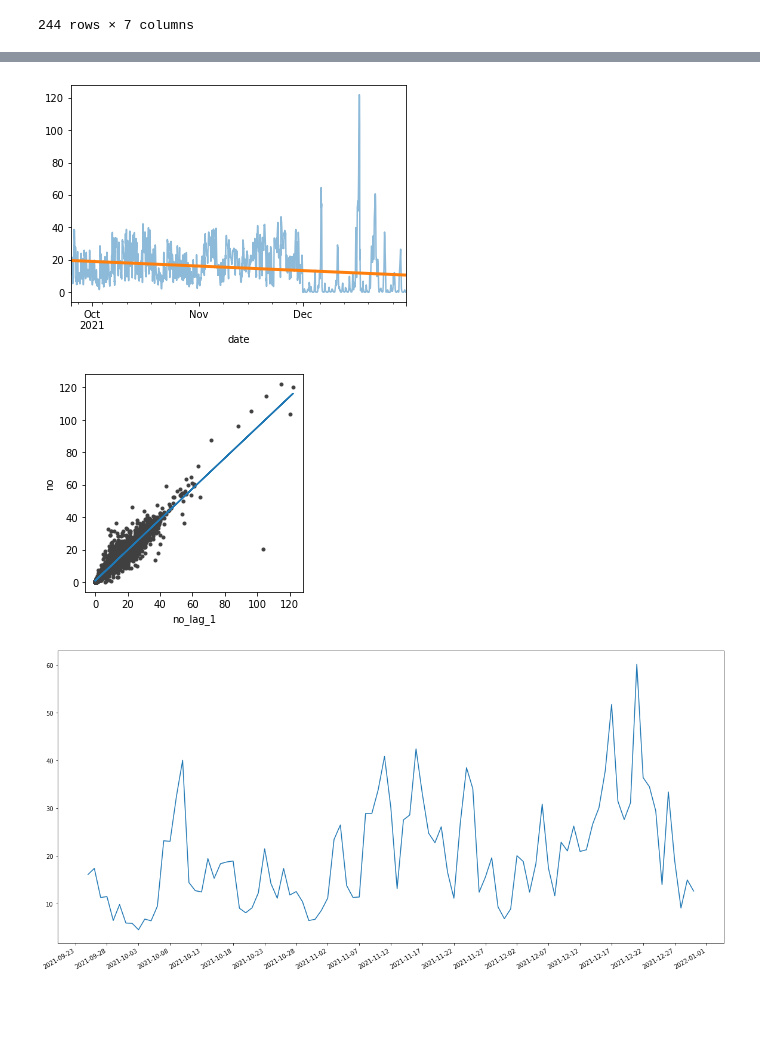
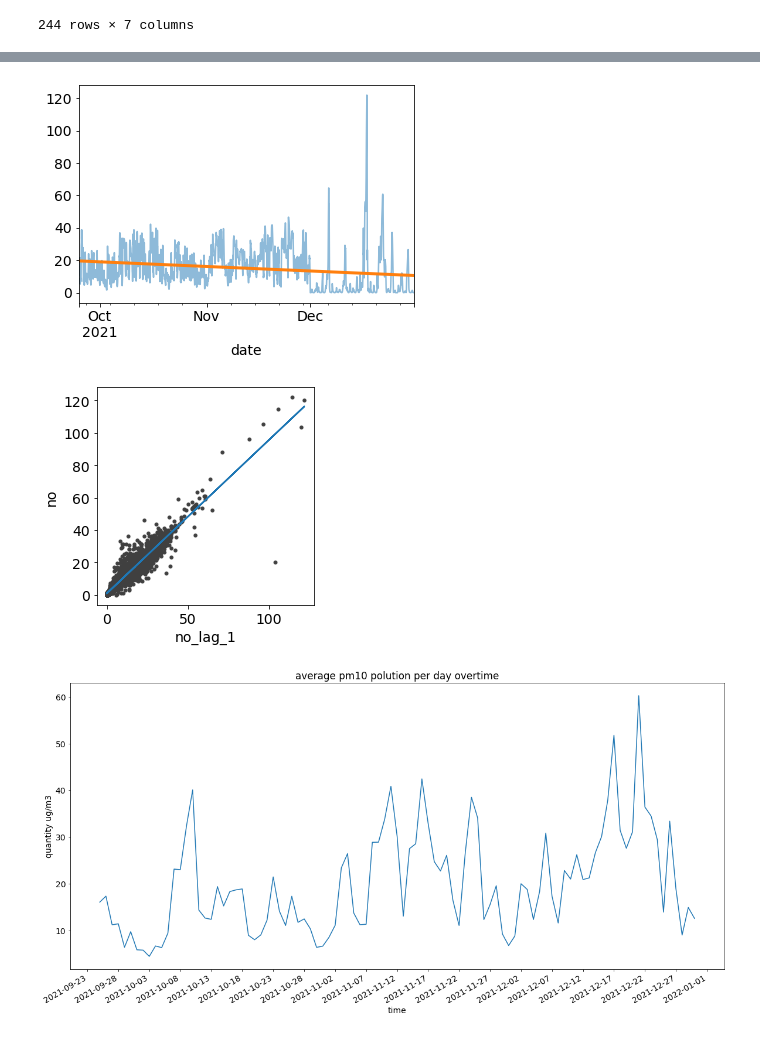
Before and after one commit to chandieka/air-analysis, a Jupyter notebook: preparation.ipynb, the cells around one changed output, grey strips where cells are left out. Drawn from its saved outputs; the diff is of its cells as text; code cells hidden in the pictures; blank space fills up the shorter version.

```diff
--- a/preparation.ipynb
+++ b/preparation.ipynb
@@ -7,6 +7,8 @@ from datetime import datetime, timedelta
 from dateutil import parser
 import seaborn as sns
 import numpy as np
+# %%
+plt.rcParams.update({'font.size': 14})
 # %%
 air_polution = pd.read_csv('./datasets/air_pollution.csv', parse_dates=['date'])
 air_polution_per_zipcode =  dict(tuple(air_polution.groupby('PC4')))
@@ -133,7 +136,7 @@ ax = y.plot(alpha=0.5)
 ax = y_pred.plot(ax=ax, linewidth=3)
 # ax.set_title('Time Plot of Total Store Sales');
 # %% [output]
-[figure, old version]
+[figure, new version]
 # %%
 df = air_polution_per_zipcode[5612]
 df = df.groupby('date').mean()
@@ -155,4 +158,4 @@ ax.plot(X['no_lag_1'], y, '.', color='0.25')
 ax.plot(X['no_lag_1'], y_pred)
 ax.set(aspect='equal', ylabel='no', xlabel='no_lag_1');
 # %% [output]
-[figure, old version]
+[figure, new version]
@@ -166,12 +162,18 @@ df_perday = df_perday.bfill()
 # %%
+df = air_polution_per_zipcode[5611]
+df_perday = df.groupby(pd.Grouper(key="date", freq="D")).mean()
+
 x = df_perday.index
 y = df_perday.pm10
 
 fig, ax = plt.subplots(figsize=(20,10))
 ax.plot(x, y)
 ax.xaxis.set_major_locator(dates.DayLocator(interval=5))
 fig.autofmt_xdate()
 
+plt.title("average pm10 polution per day overtime")
+plt.ylabel('quantity ug/m3')
+plt.xlabel('time')
 plt.show()
 # %% [output]
-[figure, old version]
+[figure, new version]
```
Also changed, not shown: parts of 10 cells of this notebook.
